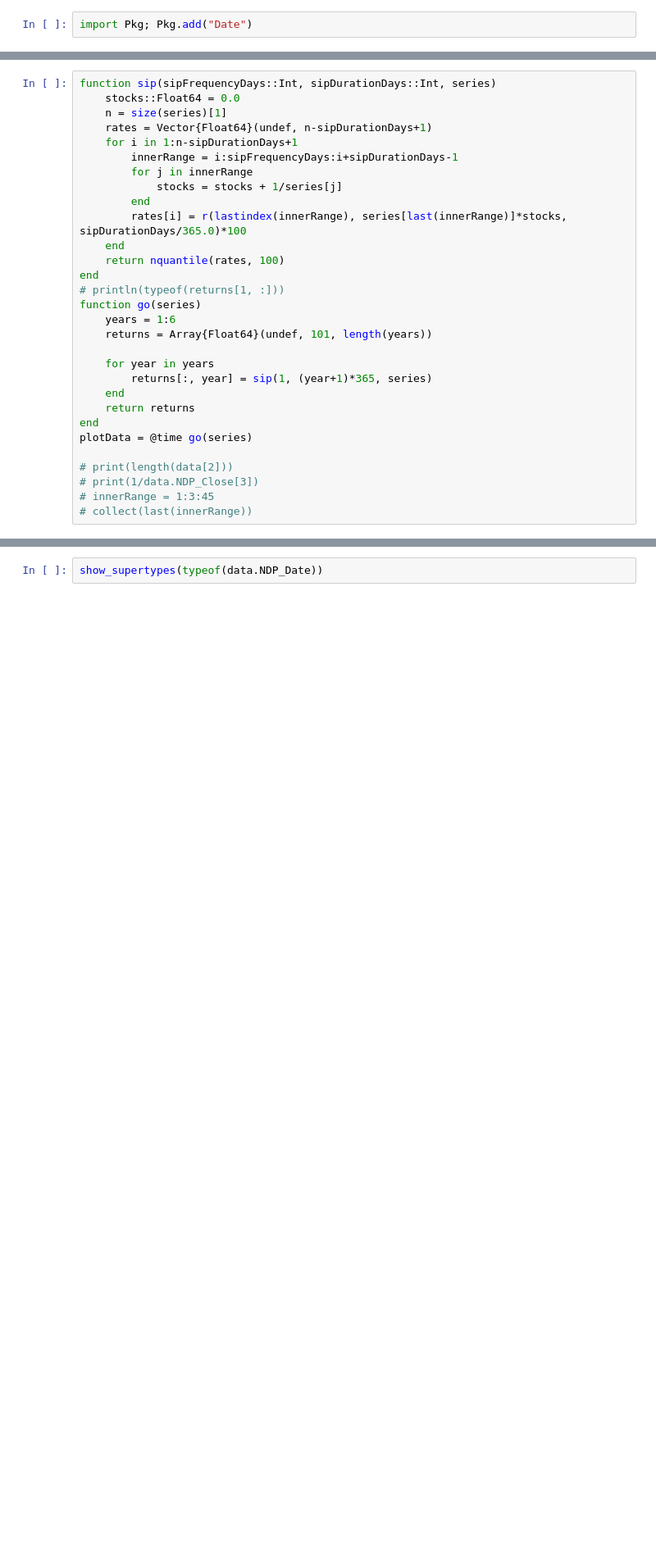
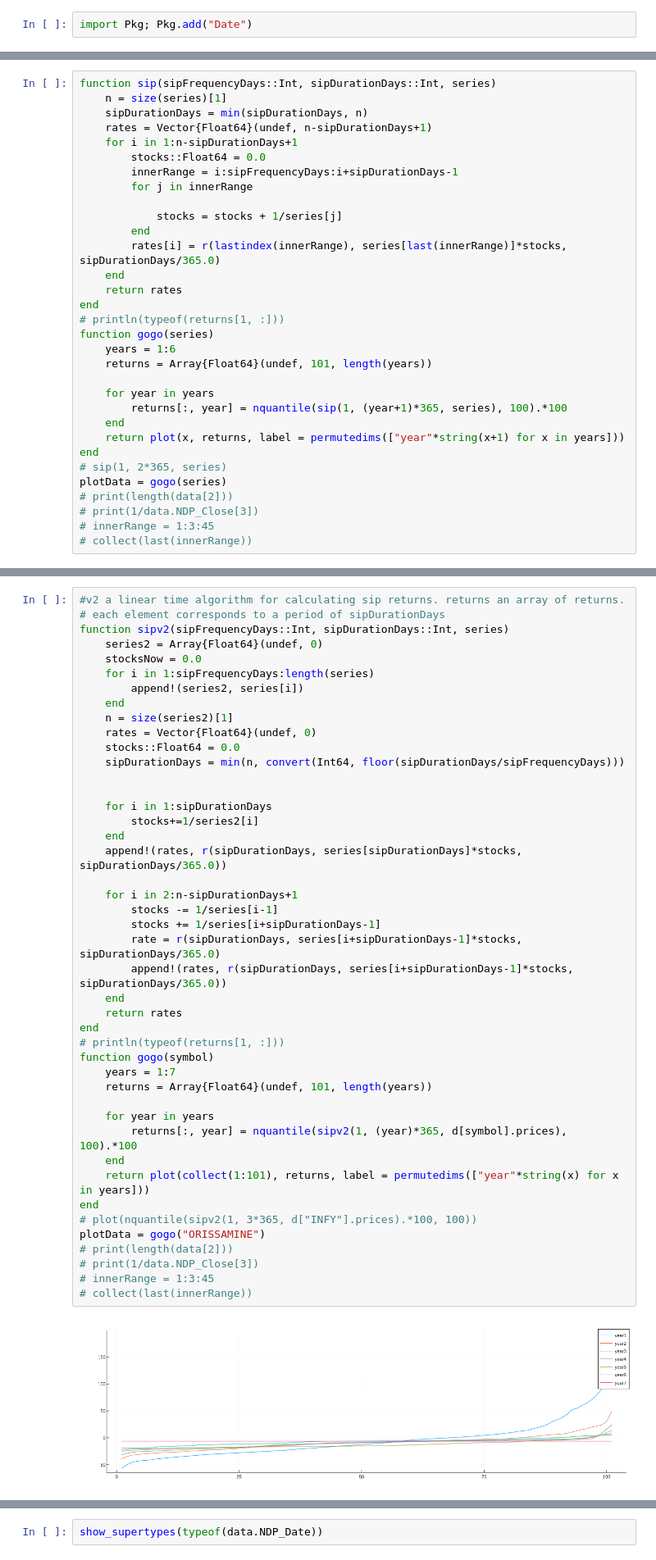
Before and after one commit to agsha/julia, a Jupyter notebook: template.ipynb, the cells around one changed output, grey strips where cells are left out. Shown: that part at 82% size. Cells and saved outputs as stored; diff of their text form; blank space fills up the shorter version.

```diff
--- a/template.ipynb
+++ b/template.ipynb
@@ -23,29 +44,31 @@ plot((data[1]), copy(data[2]))
 # %%
 function sip(sipFrequencyDays::Int, sipDurationDays::Int, series)
-    stocks::Float64 = 0.0
     n = size(series)[1]
+    sipDurationDays = min(sipDurationDays, n)
     rates = Vector{Float64}(undef, n-sipDurationDays+1)
     for i in 1:n-sipDurationDays+1
+        stocks::Float64 = 0.0
         innerRange = i:sipFrequencyDays:i+sipDurationDays-1
         for j in innerRange
+
             stocks = stocks + 1/series[j]
         end
-        rates[i] = r(lastindex(innerRange), series[last(innerRange)]*stocks, sipDurationDays/365.0)*100
+        rates[i] = r(lastindex(innerRange), series[last(innerRange)]*stocks, sipDurationDays/365.0)
     end
-    return nquantile(rates, 100)
+    return rates
 end
 # println(typeof(returns[1, :]))
-function go(series)
+function gogo(series)
     years = 1:6
     returns = Array{Float64}(undef, 101, length(years))
 
     for year in years
-        returns[:, year] = sip(1, (year+1)*365, series)
+        returns[:, year] = nquantile(sip(1, (year+1)*365, series), 100).*100
     end
-    return returns
+    return plot(x, returns, label = permutedims(["year"*string(x+1) for x in years]))
 end
-plotData = @time go(series)
-
+# sip(1, 2*365, series)
+plotData = gogo(series)
 # print(length(data[2]))
 # print(1/data.NDP_Close[3])
 # innerRange = 1:3:45
@@ -57,0 +79,46 @@ plot(x, plotData, label = permutedims(["year"*string(x) for x in 2:7]))
+# %%
+#v2 a linear time algorithm for calculating sip returns. returns an array of returns.
+# each element corresponds to a period of sipDurationDays
+function sipv2(sipFrequencyDays::Int, sipDurationDays::Int, series)
+    series2 = Array{Float64}(undef, 0)
+    stocksNow = 0.0
+    for i in 1:sipFrequencyDays:length(series)
+        append!(series2, series[i])
+    end
+    n = size(series2)[1]
+    rates = Vector{Float64}(undef, 0)
+    stocks::Float64 = 0.0
+    sipDurationDays = min(n, convert(Int64, floor(sipDurationDays/sipFrequencyDays)))
+
+
+    for i in 1:sipDurationDays
+        stocks+=1/series2[i]
+    end
+    append!(rates, r(sipDurationDays, series[sipDurationDays]*stocks, sipDurationDays/365.0))
+
+    for i in 2:n-sipDurationDays+1
+        stocks -= 1/series[i-1]
+        stocks += 1/series[i+sipDurationDays-1]
+        rate = r(sipDurationDays, series[i+sipDurationDays-1]*stocks, sipDurationDays/365.0)
+        append!(rates, r(sipDurationDays, series[i+sipDurationDays-1]*stocks, sipDurationDays/365.0))
+    end
+    return rates
+end
+# println(typeof(returns[1, :]))
+function gogo(symbol)
+    years = 1:7
+    returns = Array{Float64}(undef, 101, length(years))
+
+    for year in years
+        returns[:, year] = nquantile(sipv2(1, (year)*365, d[symbol].prices), 100).*100
+    end
+    return plot(collect(1:101), returns, label = permutedims(["year"*string(x) for x in years]))
+end
+# plot(nquantile(sipv2(1, 3*365, d["INFY"].prices).*100, 100))
+plotData = gogo("ORISSAMINE")
+# print(length(data[2]))
+# print(1/data.NDP_Close[3])
+# innerRange = 1:3:45
+# collect(last(innerRange))
+# %% [output]
+[figure, added]
```
Also changed, not shown: parts of 14 cells of this notebook.
